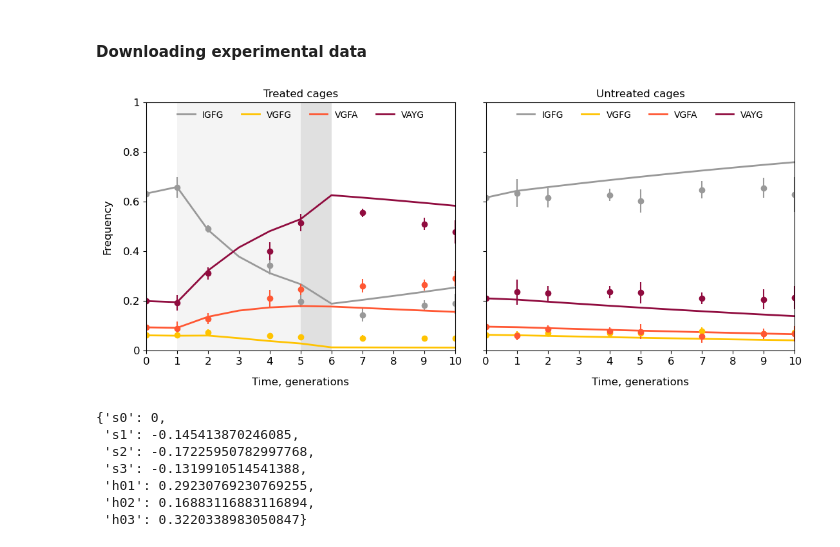
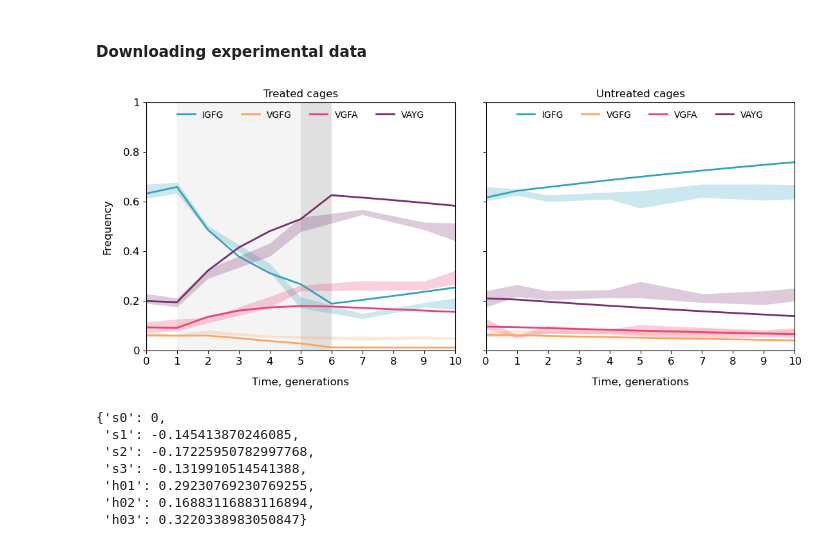
Before and after one commit to alyulina/dominance-reversal, a Jupyter notebook: simulations.ipynb, the cells around one changed output. Cells and saved outputs as stored; diff of their text form; code cells hidden in the pictures.

```diff
--- a/simulations.ipynb
+++ b/simulations.ipynb
@@ -33,7 +33,9 @@ genotypes_dict = dict(zip(genotypes, ['SS', 'SR1', 'SR2', 'SR3', 'R1R1', 'R1R2',
 # %%
 # ploting parameters:
 grey = '#999999'
-allele_colors = {0: grey, 1: '#ffC300', 2: '#ff5733', 3: '#900c3f'}
+blue = '#274060'
+pink = '#fa8072'
+allele_colors = {0: '#30a4bc', 1: '#ffa45e', 2: '#ec4176', 3: '#782e6e'}
 w = 2 # linewidth
 fontsize = 12 # font size
 padsize = 12 # pad size
@@ -176,7 +191,7 @@ for i in alleles:
     avg_allele_freqs[i] = []
     for j in dates:
         freqs = allele_freqs_dates[(allele_freqs_dates['haplotype_class'] == alleles_dict[i]) & (allele_freqs_dates['Date'] == j)]['frequency']
-        avg_allele_freqs[i].append([date_generation_dose_dict[j][0], np.median(freqs), np.std(freqs)])
+        avg_allele_freqs[i].append([date_generation_dose_dict[j][0], np.median(freqs), np.percentile(freqs, 25), np.percentile(freqs, 75)])
 
 # no pesticide
 allele_freqs_control_dates = allele_freqs[(allele_freqs['Date'].isin(dates)) & (allele_freqs['treatment'] == 'E')]
@@ -187,7 +202,7 @@ for i in alleles:
     avg_allele_freqs_control[i] = []
     for j in dates:
         freqs = allele_freqs_control_dates[(allele_freqs_control_dates['haplotype_class'] == alleles_dict[i]) & (allele_freqs_control_dates['Date'] == j)]['frequency']
-        avg_allele_freqs_control[i].append([date_generation_dose_dict[j][0], np.median(freqs), np.std(freqs)])
+        avg_allele_freqs_control[i].append([date_generation_dose_dict[j][0], np.median(freqs), np.percentile(freqs, 25), np.percentile(freqs, 75)])
 # %%
 # reading lab viability measurements:
 
@@ -269,7 +284,8 @@ for c in range(2):
 
         for i in alleles:
             plt.plot(range(0, t + 2), fs[i], color=allele_colors[i], label=alleles_dict[i], linewidth=w)
-            plt.errorbar(x=[x[0] for x in avg_allele_freqs[i]], y=[x[1] for x in avg_allele_freqs[i]], yerr=[x[2] for x in avg_allele_freqs[i]], fmt='o', color=allele_colors[i])
+            plt.fill_between(x=[x[0] for x in avg_allele_freqs[i]], y1=[x[2] for x in avg_allele_freqs[i]], y2=[x[3] for x in avg_allele_freqs[i]],
+                             color=allele_colors[i], alpha=0.25, linewidth=0, zorder=1)
 
         plt.title('Treated cages', fontsize=fontsize)
 
@@ -287,35 +303,36 @@ for c in range(2):
 
         # saving the output - uncomment if needed
         sim_allele_freqs_control = pd.DataFrame(columns=['allele', 't=0', 't=1', 't=2', 't=3', 't=4', 't=5', 't=6', 't=7', 't=8', 't=9', 't=10'])
         for i in alleles:
             sim_allele_freqs_control.loc[len(sim_allele_freqs_control.index)] = [alleles_dict[i]] + fs_control[i][:-1]
             sim_allele_freqs_control.to_csv('./data/sim_allele_freqs_control.csv', index=False)
 
         for i in alleles:
             plt.plot(range(t + 2), fs_control[i], color=allele_colors[i], label=alleles_dict[i], linewidth=w)
-            plt.errorbar(x=[x[0] for x in avg_allele_freqs_control[i]], y=[x[1] for x in avg_allele_freqs_control[i]], yerr=[x[2] for x in avg_allele_freqs_control[i]], fmt='o', color=allele_colors[i])
+            plt.fill_between(x=[x[0] for x in avg_allele_freqs_control[i]], y1=[x[2] for x in avg_allele_freqs_control[i]], y2=[x[3] for x in avg_allele_freqs_control[i]],
+                             color=allele_colors[i], alpha=0.25, linewidth=0, zorder=0)
 
         plt.title('Untreated cages', fontsize=fontsize)
 
     plt.yticks([0, 0.2, 0.4, 0.6, 0.8, 1], [0, 0.2, 0.4, 0.6, 0.8, 1])
     plt.xticks([0, 1, 2, 3, 4, 5, 6, 7, 8, 9, 10], [0, 1, 2, 3, 4, 5, 6, 7, 8, 9, 10])
     plt.tick_params(axis='both', labelsize=fontsize)
 
     plt.ylim(0, 1)
     plt.xlim(0, 10)
 
     if c == 0:
         plt.ylabel('Frequency', fontsize=fontsize, labelpad=padsize);
         plt.xticks([0, 1, 2, 3, 4, 5, 6, 7, 8, 9, 10], [0, 1, 2, 3, 4, 5, 6, 7, 8, 9, 10])
     else:
         plt.yticks([0, 0.2, 0.4, 0.6, 0.8, 1], [])
     plt.xlabel('Time, generations', fontsize=fontsize, labelpad=padsize);
 
     plt.legend(frameon=False, fontsize=legendfontsize, loc='upper center', handletextpad=0.8, ncol=4);
 
 plt.savefig('./figs/simulated_allele_freqs.pdf', dpi=600, bbox_inches='tight')
 # %% [output]
-[figure, old version]
+[figure, new version]
 # %%
 # let's now estimate h and s from viability measurements using the definitions above:
 # can check that if we use these values, we'll get the viabilities back - done! at 7.5 ppm, cannot find h01 since s1 = s0
```
Also changed, not shown: parts of 6 cells of this notebook.
